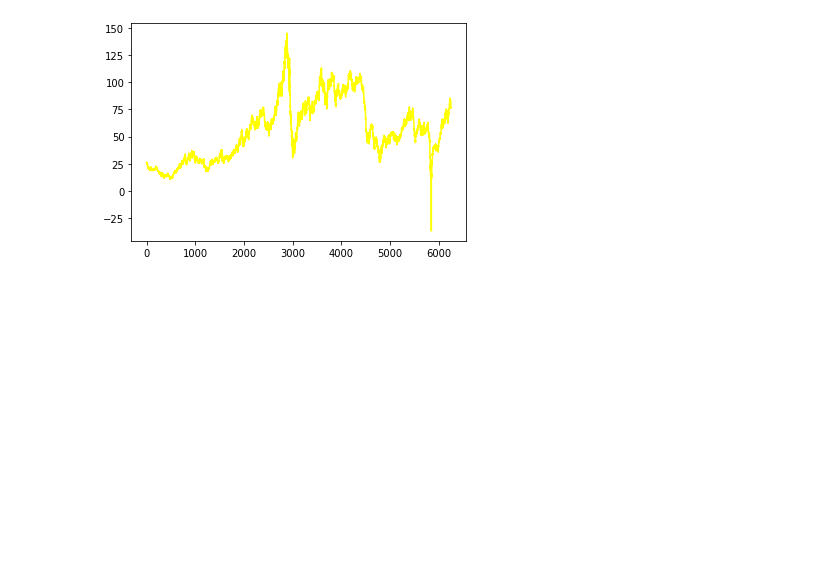
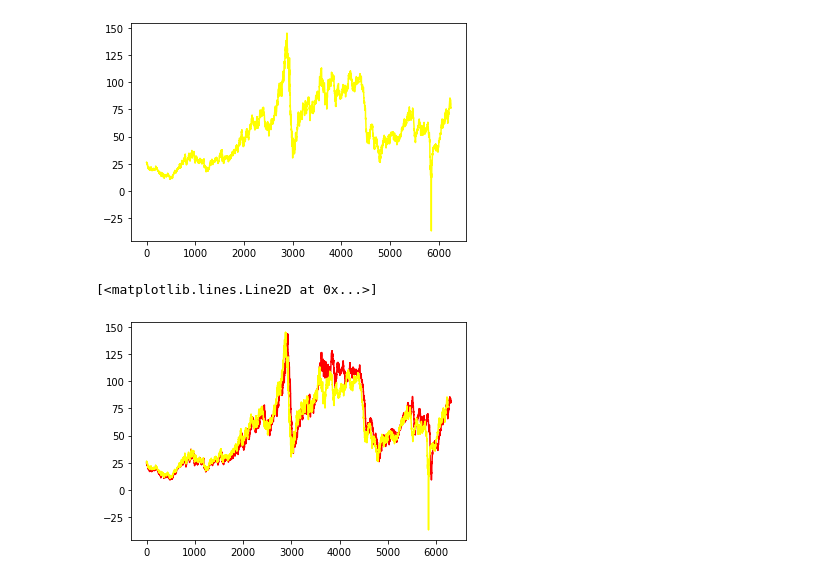
Before and after one commit to Sharath2021/Oil-and-Natural-gas-price-Analysis, a Jupyter notebook: Oil_&_Natural_Gas_price_Analysis.ipynb, the cells around one changed output. Cells and saved outputs as stored; diff of their text form; code cells hidden in the pictures; blank space fills up the shorter version.

```diff
--- a/Oil_&_Natural_Gas_price_Analysis.ipynb
+++ b/Oil_&_Natural_Gas_price_Analysis.ipynb
@@ -83,3 +83,8 @@ plot(wti_oil_prices['WTI_Price'],color= 'Yellow')
 # %% [output]
 [<matplotlib.lines.Line2D at 0x...>]
 [figure]
+# %%
+plot(brent_oil_prices['Brent_Price'], color='red'); plot(wti_oil_prices['WTI_Price'],color= 'Yellow')
+# %% [output]
+[<matplotlib.lines.Line2D at 0x...>]
+[figure, added]
```
Also changed, not shown: parts of 4 cells of this notebook.
